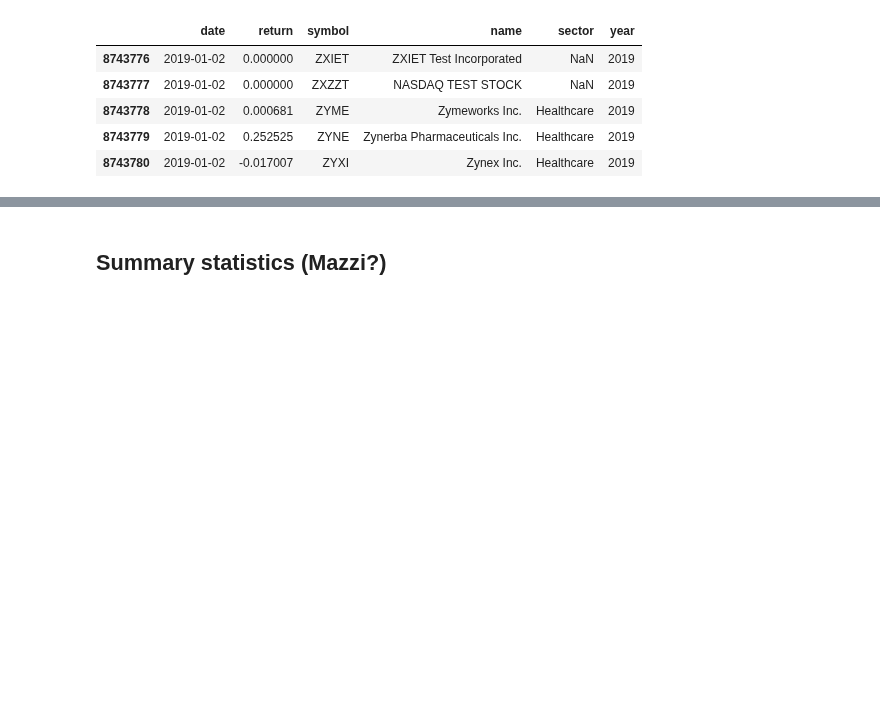
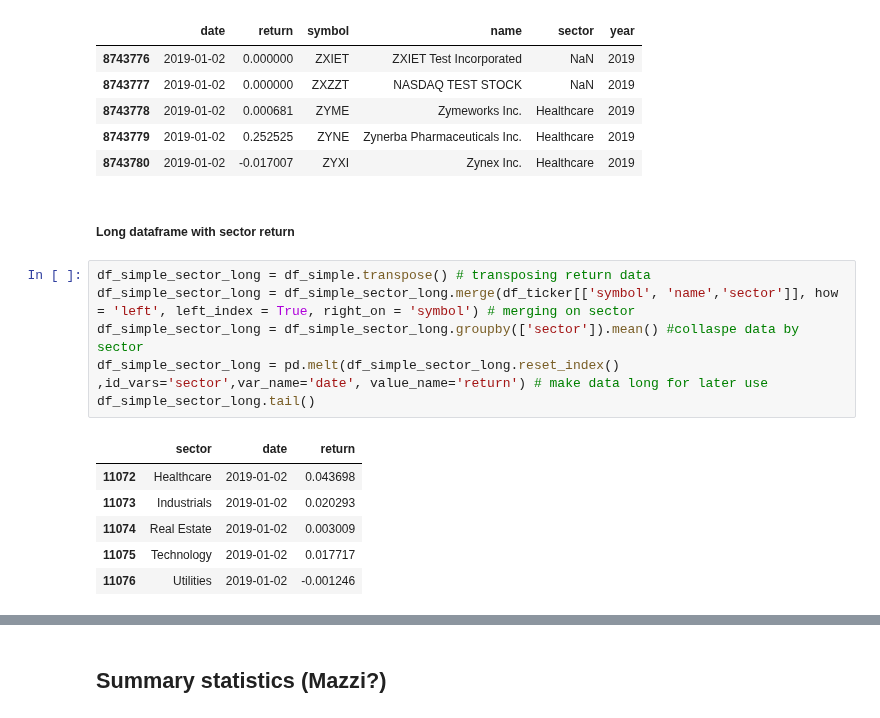
Before and after one commit to NumEconCopenhagen/projects-2019-wms, a Jupyter notebook: dataproject/dataProject.ipynb, the cells around one changed output, grey strips where cells are left out. Cells and saved outputs as stored; diff of their text form; blank space fills up the shorter version.

```diff
--- a/dataproject/dataProject.ipynb
+++ b/dataproject/dataProject.ipynb
@@ -192,3 +195,18 @@ df_simple_long.tail()
 | 8743778 | 2019-01-02 | 0.000681 | ZYME | Zymeworks Inc. | Healthcare | 2019 |
 | 8743779 | 2019-01-02 | 0.252525 | ZYNE | Zynerba Pharmaceuticals Inc. | Healthcare | 2019 |
 | 8743780 | 2019-01-02 | -0.017007 | ZYXI | Zynex Inc. | Healthcare | 2019 |
+# %% [markdown]
+##### Long dataframe with sector return
+# %%
+df_simple_sector_long = df_simple.transpose() # transposing return data
+df_simple_sector_long = df_simple_sector_long.merge(df_ticker[['symbol', 'name','sector']], how = 'left', left_index = True, right_on = 'symbol') # merging on sector
+df_simple_sector_long = df_simple_sector_long.groupby(['sector']).mean() #collaspe data by sector
+df_simple_sector_long = pd.melt(df_simple_sector_long.reset_index() ,id_vars='sector',var_name='date', value_name='return') # make data long for later use
+df_simple_sector_long.tail()
+# %% [output]
+|  | sector | date | return |
+| 11072 | Healthcare | 2019-01-02 | 0.043698 |
+| 11073 | Industrials | 2019-01-02 | 0.020293 |
+| 11074 | Real Estate | 2019-01-02 | 0.003009 |
+| 11075 | Technology | 2019-01-02 | 0.017717 |
+| 11076 | Utilities | 2019-01-02 | -0.001246 |
```
Also changed, not shown: parts of 33 cells of this notebook.
